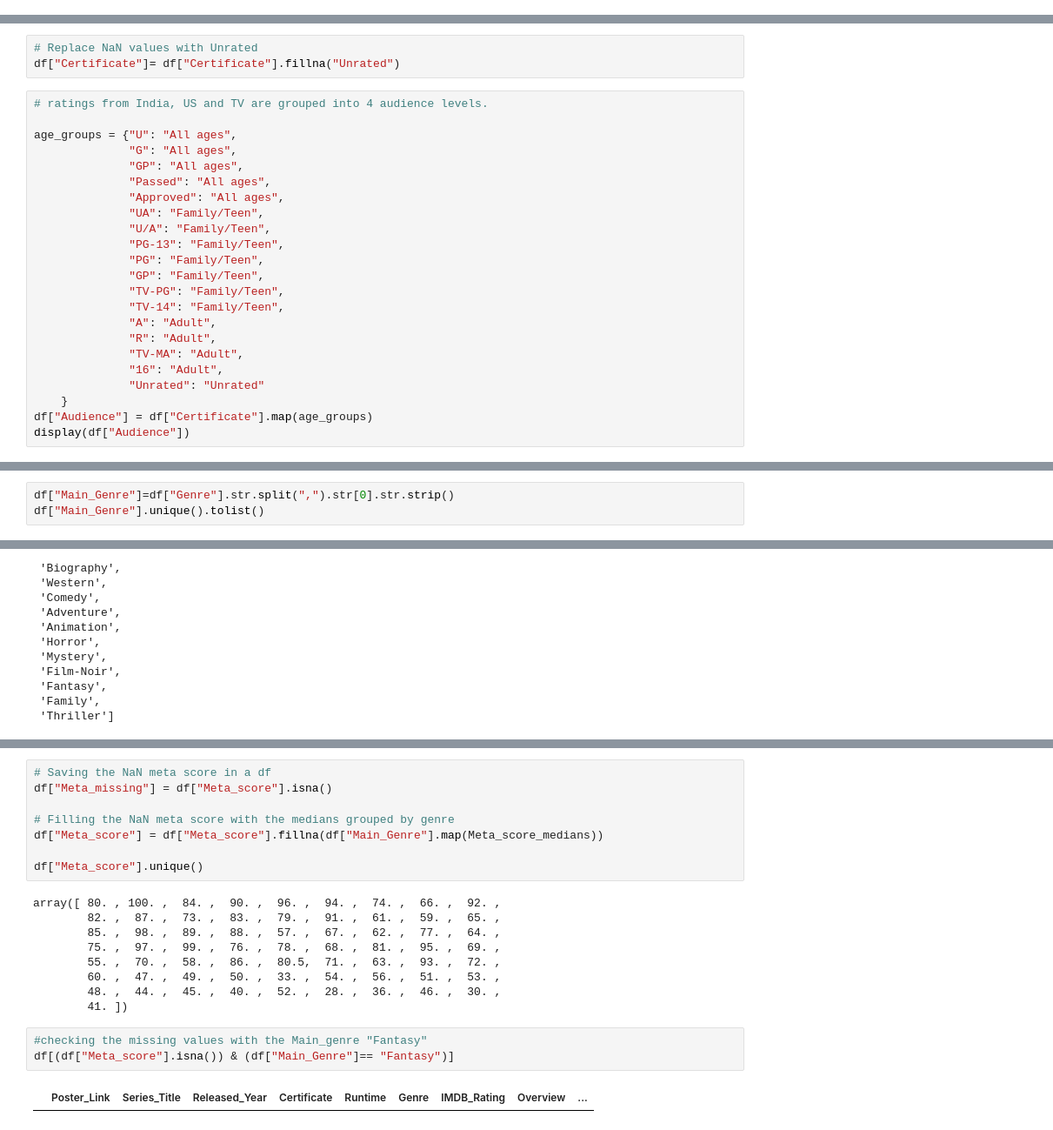
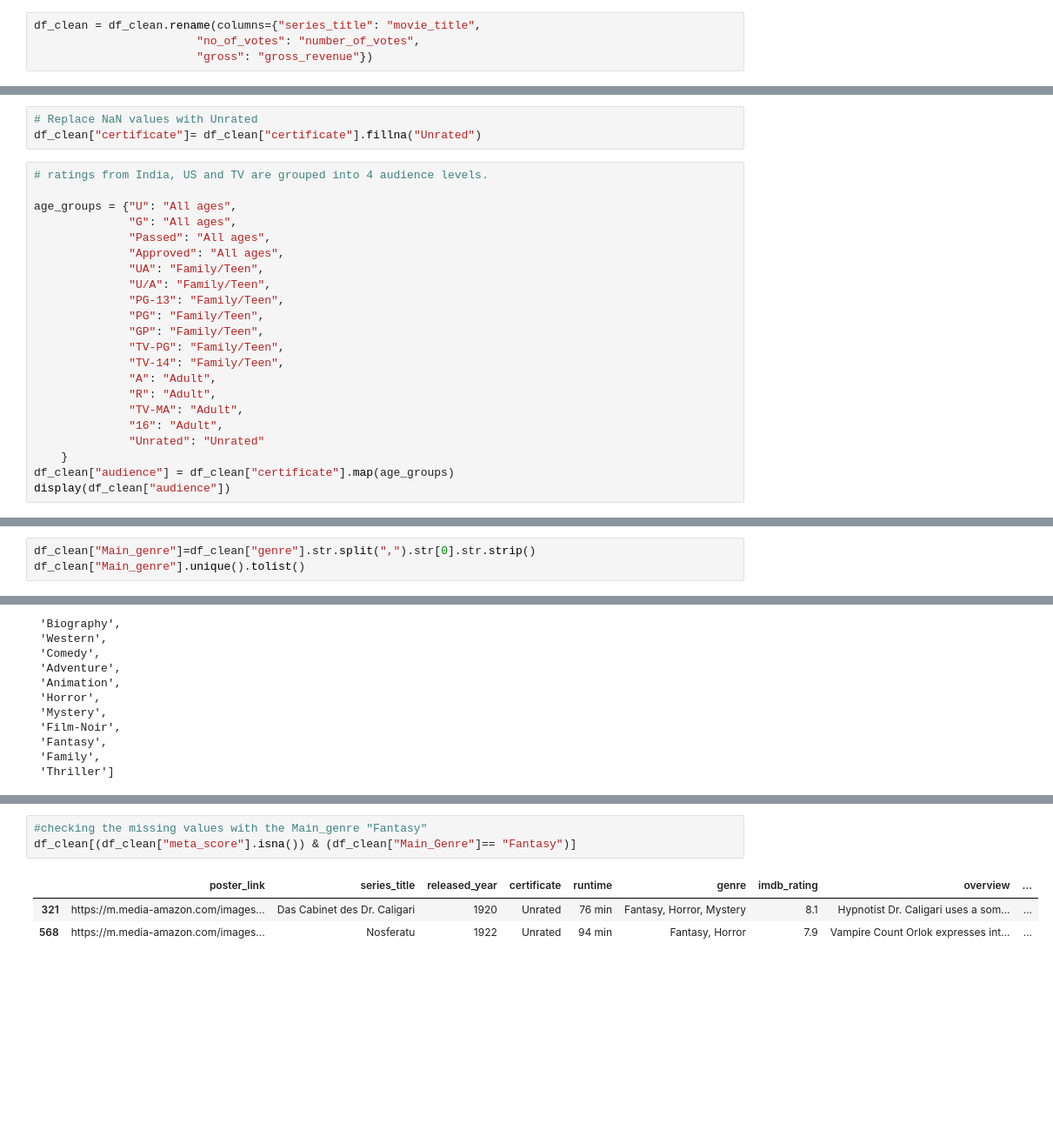
Before and after one commit to catarina-bm/first_project, a Jupyter notebook: notebooks/Dataclean_Bindu.ipynb, the cells around one changed output, grey strips where cells are left out. Shown at 87% size. Cells and saved outputs as stored; diff of their text form; blank space fills up the shorter version.

```diff
--- a/notebooks/Dataclean_Bindu.ipynb
+++ b/notebooks/Dataclean_Bindu.ipynb
@@ -16,2 +18,6 @@ df.head()
+# %%
+df_clean = df_clean.rename(columns={"series_title": "movie_title",
+                        "no_of_votes": "number_of_votes",
+                        "gross": "gross_revenue"})
 # %%
 #Missing values
@@ -81,13 +87,12 @@ U/A           1
 Name: count, dtype: int64
 # %%
 # Replace NaN values with Unrated
-df["Certificate"]= df["Certificate"].fillna("Unrated")
+df_clean["certificate"]= df_clean["certificate"].fillna("Unrated")
 # %%
 # ratings from India, US and TV are grouped into 4 audience levels.
 
 age_groups = {"U": "All ages",
               "G": "All ages",
-              "GP": "All ages",
               "Passed": "All ages",
               "Approved": "All ages",
               "UA": "Family/Teen",
@@ -103,8 +108,8 @@ age_groups = {"U": "All ages",
               "16": "Adult",
               "Unrated": "Unrated"
     }
-df["Audience"] = df["Certificate"].map(age_groups)
-display(df["Audience"])
+df_clean["audience"] = df_clean["certificate"].map(age_groups)
+display(df_clean["audience"])
 # %% [output]
 0            Adult
 1            Adult
@@ -145,6 +148,6 @@ array([ 80. , 100. ,  84. ,  90. ,  96. ,  94. ,  74. ,  66. ,  92. ,
 # %%
-df["Main_Genre"]=df["Genre"].str.split(",").str[0].str.strip()
-df["Main_Genre"].unique().tolist()
+df_clean["Main_genre"]=df_clean["genre"].str.split(",").str[0].str.strip()
+df_clean["Main_genre"].unique().tolist()
 # %% [output]
 ['Drama',
  'Crime',
@@ -183,24 +166,9 @@ Name: Meta_score, dtype: float64
-# %%
-# Saving the NaN meta score in a df
-df["Meta_missing"] = df["Meta_score"].isna()
-
-# Filling the NaN meta score with the medians grouped by genre
-df["Meta_score"] = df["Meta_score"].fillna(df["Main_Genre"].map(Meta_score_medians))
-
-df["Meta_score"].unique()
-# %% [output]
-array([ 80. , 100. ,  84. ,  90. ,  96. ,  94. ,  74. ,  66. ,  92. ,
-        82. ,  87. ,  73. ,  83. ,  79. ,  91. ,  61. ,  59. ,  65. ,
-        85. ,  98. ,  89. ,  88. ,  57. ,  67. ,  62. ,  77. ,  64. ,
-        75. ,  97. ,  99. ,  76. ,  78. ,  68. ,  81. ,  95. ,  69. ,
-        55. ,  70. ,  58. ,  86. ,  80.5,  71. ,  63. ,  93. ,  72. ,
-        60. ,  47. ,  49. ,  50. ,  33. ,  54. ,  56. ,  51. ,  53. ,
-        48. ,  44. ,  45. ,  40. ,  52. ,  28. ,  36. ,  46. ,  30. ,
-        41. ])
 # %%
 #checking the missing values with the Main_genre "Fantasy"
-df[(df["Meta_score"].isna()) & (df["Main_Genre"]== "Fantasy")]
+df_clean[(df_clean["meta_score"].isna()) & (df_clean["Main_Genre"]== "Fantasy")]
 # %% [output]
-|  | Poster_Link | Series_Title | Released_Year | Certificate | Runtime | Genre | IMDB_Rating | Overview | ... |
+|  | poster_link | series_title | released_year | certificate | runtime | genre | imdb_rating | overview | ... |
+| 321 | https://m.media-amazon.com/images... | Das Cabinet des Dr. Caligari | 1920 | Unrated | 76 min | Fantasy, Horror, Mystery | 8.1 | Hypnotist Dr. Caligari uses a som... | ... |
+| 568 | https://m.media-amazon.com/images... | Nosferatu | 1922 | Unrated | 94 min | Fantasy, Horror | 7.9 | Vampire Count Orlok expresses int... | ... |
 # %%
 # Filling the remaining NaN values with the overall median
```
Also changed, not shown: parts of 18 cells of this notebook, 1 other file.
